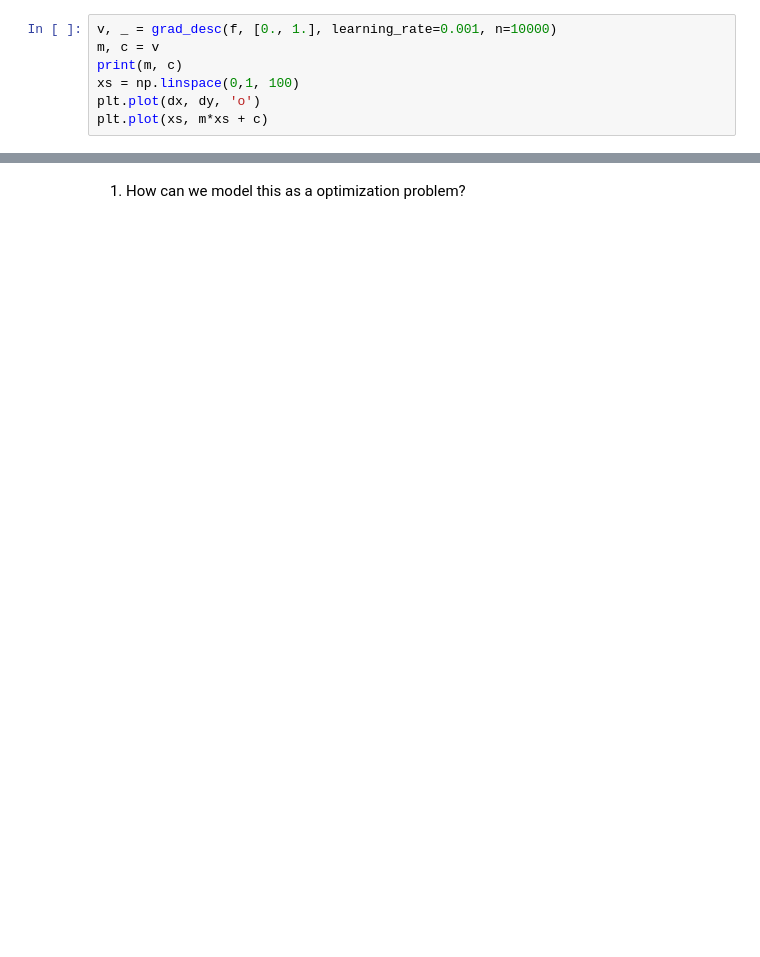
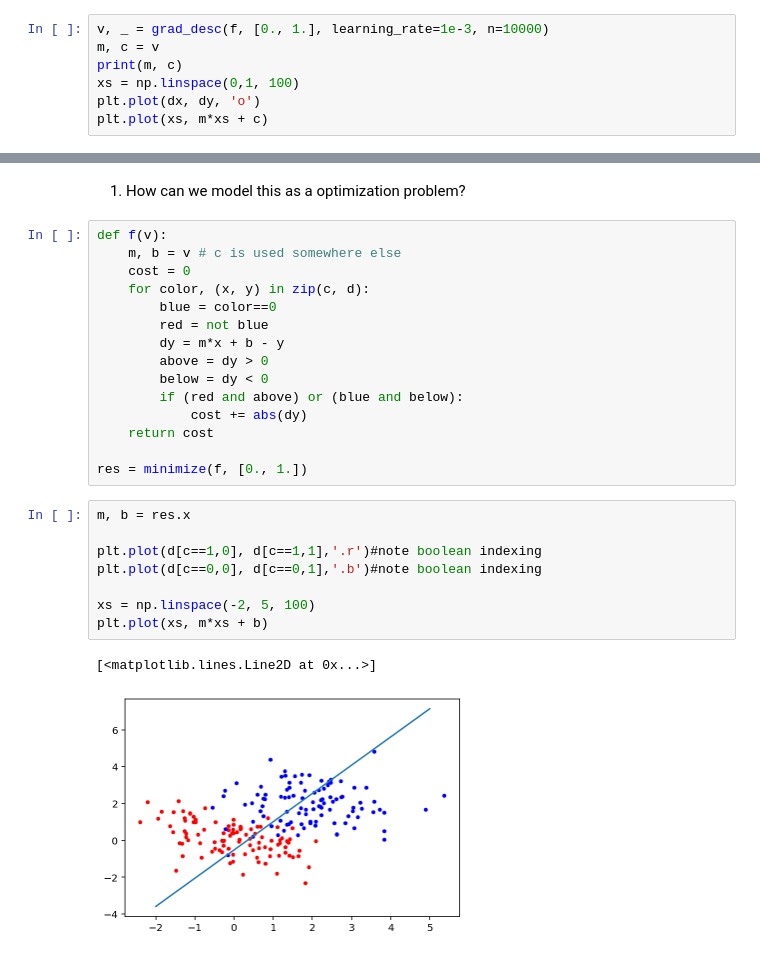
Before and after one commit to MUIC-Numerical-Methods-2018/Exercise-5, a Jupyter notebook: 05 Gradient Descent.ipynb, the cells around one changed output, grey strips where cells are left out. Saved outputs shown, nothing was run; the diff lists cells and outputs as text; blank space fills up the shorter version.

```diff
--- a/05 Gradient Descent.ipynb
+++ b/05 Gradient Descent.ipynb
@@ -263,7 +265,7 @@ def f(v):
 # %% [markdown]
 2) Minimize and Visualize it.
 # %%
-v, _ = grad_desc(f, [0., 1.], learning_rate=0.001, n=10000)
+v, _ = grad_desc(f, [0., 1.], learning_rate=1e-3, n=10000)
 m, c = v
 print(m, c)
 xs = np.linspace(0,1, 100)
@@ -310,2 +319,28 @@ plt.plot(d[c==0,0], d[c==0,1],'.b')#note boolean indexing
 # %% [markdown]
 1) How can we model this as a optimization problem?
+# %%
+def f(v):
+    m, b = v # c is used somewhere else
+    cost = 0
+    for color, (x, y) in zip(c, d):
+        blue = color==0
+        red = not blue
+        dy = m*x + b - y
+        above = dy > 0
+        below = dy < 0
+        if (red and above) or (blue and below):
+            cost += abs(dy)
+    return cost
+
+res = minimize(f, [0., 1.])
+# %%
+m, b = res.x
+
+plt.plot(d[c==1,0], d[c==1,1],'.r')#note boolean indexing
+plt.plot(d[c==0,0], d[c==0,1],'.b')#note boolean indexing
+
+xs = np.linspace(-2, 5, 100)
+plt.plot(xs, m*xs + b)
+# %% [output]
+[<matplotlib.lines.Line2D at 0x...>]
+[figure, added]
```
Also changed, not shown: parts of 5 cells of this notebook.
